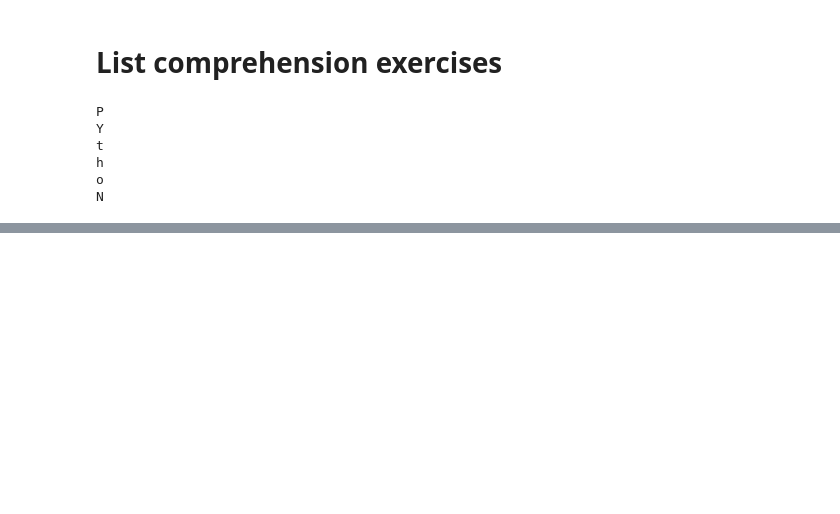
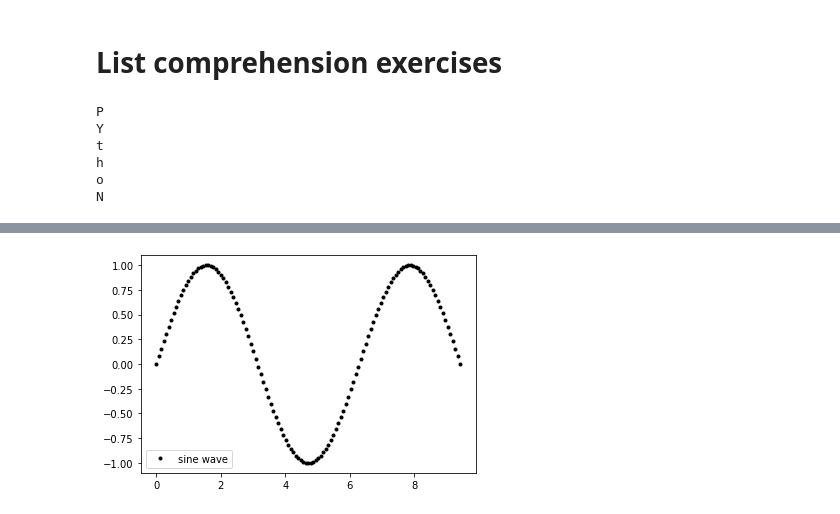
Before and after one commit to dantebarross/scientific-projects-with-python, a Jupyter notebook: Resolving_Scientific_Projects.ipynb, the cells around one changed output, grey strips where cells are left out. Saved outputs shown, nothing was run; the diff lists cells and outputs as text; code cells hidden in the pictures; blank space fills up the shorter version.

```diff
--- a/Resolving_Scientific_Projects.ipynb
+++ b/Resolving_Scientific_Projects.ipynb
@@ -516,0 +730,11 @@ N
+# %%
+import numpy as np
+
+x = np.linspace(0, 3*np.pi, 123) # 0 to 3*pi, increasing linearly 123 times
+y = np.sin(x) # seno
+
+plt.plot(x, y, 'k.', label='sine wave') # k = black, '.' is dot
+plt.legend()
+plt.show()
+# %% [output]
+[figure, added]
```
Also changed, not shown: parts of 37 cells of this notebook.
